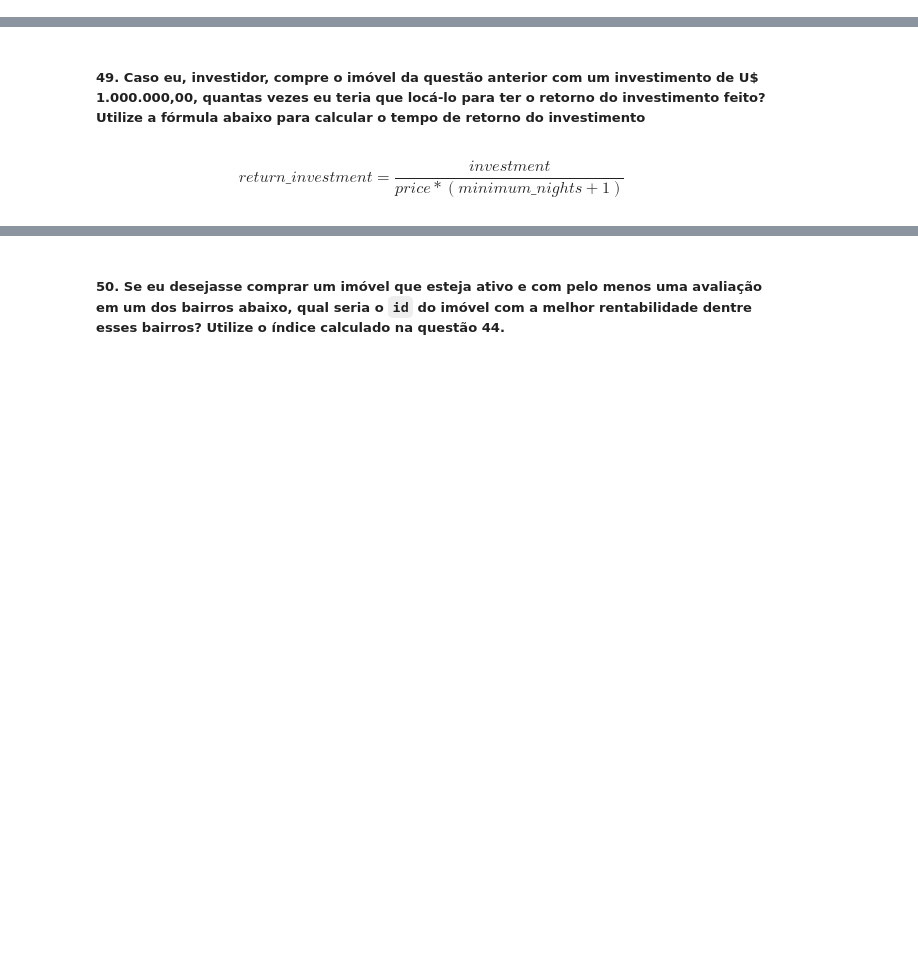
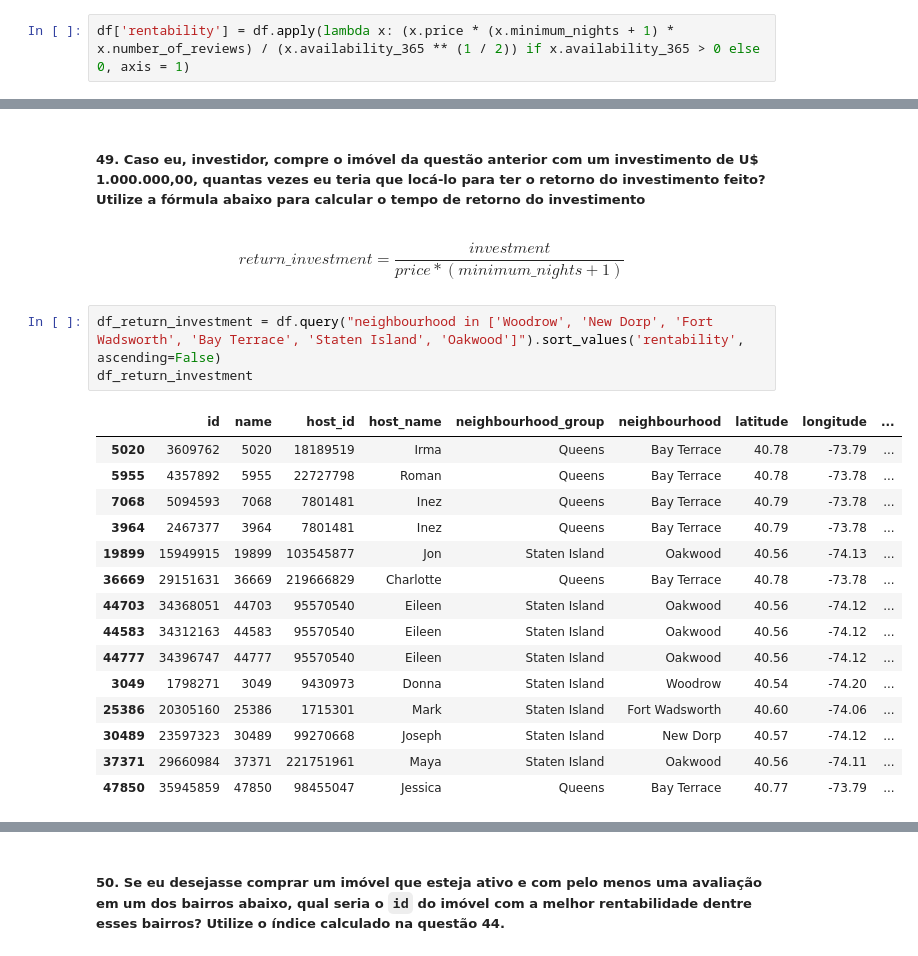
Before and after one commit to m4theus4ndr4de/insights-airbnb-nyc, a Jupyter notebook: airbnb_nyc_insights.ipynb, the cells around one changed output, grey strips where cells are left out. Cells and saved outputs as stored; diff of their text form; blank space fills up the shorter version.

```diff
--- a/airbnb_nyc_insights.ipynb
+++ b/airbnb_nyc_insights.ipynb
@@ -410,3 +901,5 @@ df[['id', 'calculated_host_listings_count']].sort_values('calculated_host_listin
 Utilize a seguinte fórmula para verificar qual o melhor imóvel:
 
 $$ rentability = \frac{price * (minimoum\_nights + 1) * number\_of\_reviews}{\sqrt{availability\_365}} $$
+# %%
+df['rentability'] = df.apply(lambda x: (x.price * (x.minimum_nights + 1) * x.number_of_reviews) / (x.availability_365 ** (1 / 2)) if x.availability_365 > 0 else 0, axis = 1)
@@ -422,3 +980,22 @@ $$ rentability = \frac{price * (minimoum\_nights + 1) * number\_of\_reviews}{\sq
 ##### 49. Caso eu, investidor, compre o imóvel da questão anterior com um investimento de U\$ 1.000.000,00, quantas vezes eu teria que locá-lo para ter o retorno do investimento feito? Utilize a fórmula abaixo para calcular o tempo de retorno do investimento
 # %% [markdown]
 $$ return\_investment = \frac{investment}{price * (minimum\_nights + 1)} $$
+# %%
+df_return_investment = df.query("neighbourhood in ['Woodrow', 'New Dorp', 'Fort Wadsworth', 'Bay Terrace', 'Staten Island', 'Oakwood']").sort_values('rentability', ascending=False)
+df_return_investment
+# %% [output]
+|  | id | name | host_id | host_name | neighbourhood_group | neighbourhood | latitude | longitude | ... |
+| 5020 | 3609762 | 5020 | 18189519 | Irma | Queens | Bay Terrace | 40.78 | -73.79 | ... |
+| 5955 | 4357892 | 5955 | 22727798 | Roman | Queens | Bay Terrace | 40.78 | -73.78 | ... |
+| 7068 | 5094593 | 7068 | 7801481 | Inez | Queens | Bay Terrace | 40.79 | -73.78 | ... |
+| 3964 | 2467377 | 3964 | 7801481 | Inez | Queens | Bay Terrace | 40.79 | -73.78 | ... |
+| 19899 | 15949915 | 19899 | 103545877 | Jon | Staten Island | Oakwood | 40.56 | -74.13 | ... |
+| 36669 | 29151631 | 36669 | 219666829 | Charlotte | Queens | Bay Terrace | 40.78 | -73.78 | ... |
+| 44703 | 34368051 | 44703 | 95570540 | Eileen | Staten Island | Oakwood | 40.56 | -74.12 | ... |
+| 44583 | 34312163 | 44583 | 95570540 | Eileen | Staten Island | Oakwood | 40.56 | -74.12 | ... |
+| 44777 | 34396747 | 44777 | 95570540 | Eileen | Staten Island | Oakwood | 40.56 | -74.12 | ... |
+| 3049 | 1798271 | 3049 | 9430973 | Donna | Staten Island | Woodrow | 40.54 | -74.20 | ... |
+| 25386 | 20305160 | 25386 | 1715301 | Mark | Staten Island | Fort Wadsworth | 40.60 | -74.06 | ... |
+| 30489 | 23597323 | 30489 | 99270668 | Joseph | Staten Island | New Dorp | 40.57 | -74.12 | ... |
+| 37371 | 29660984 | 37371 | 221751961 | Maya | Staten Island | Oakwood | 40.56 | -74.11 | ... |
+| 47850 | 35945859 | 47850 | 98455047 | Jessica | Queens | Bay Terrace | 40.77 | -73.79 | ... |
```
Also changed, not shown: parts of 67 cells of this notebook, 2 other files.
